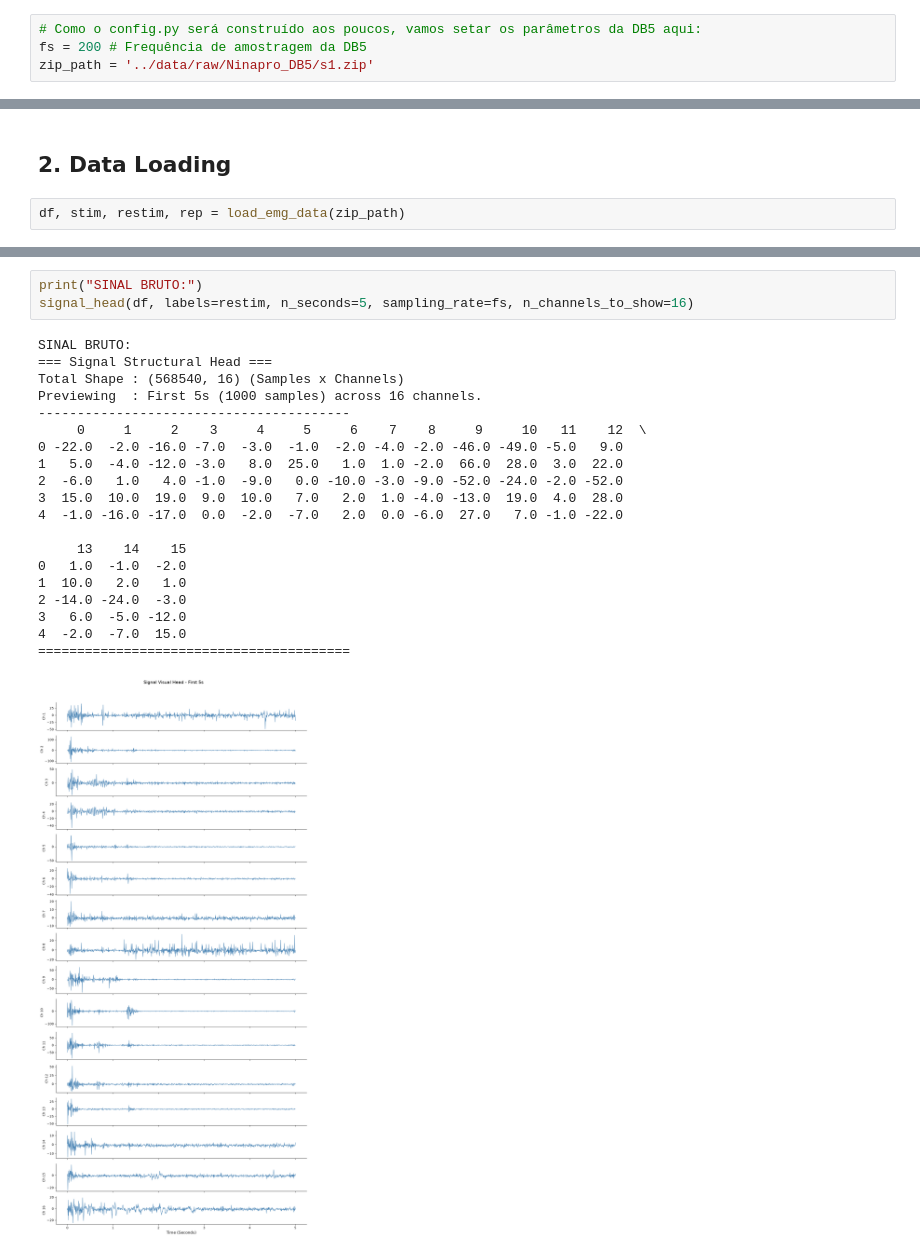
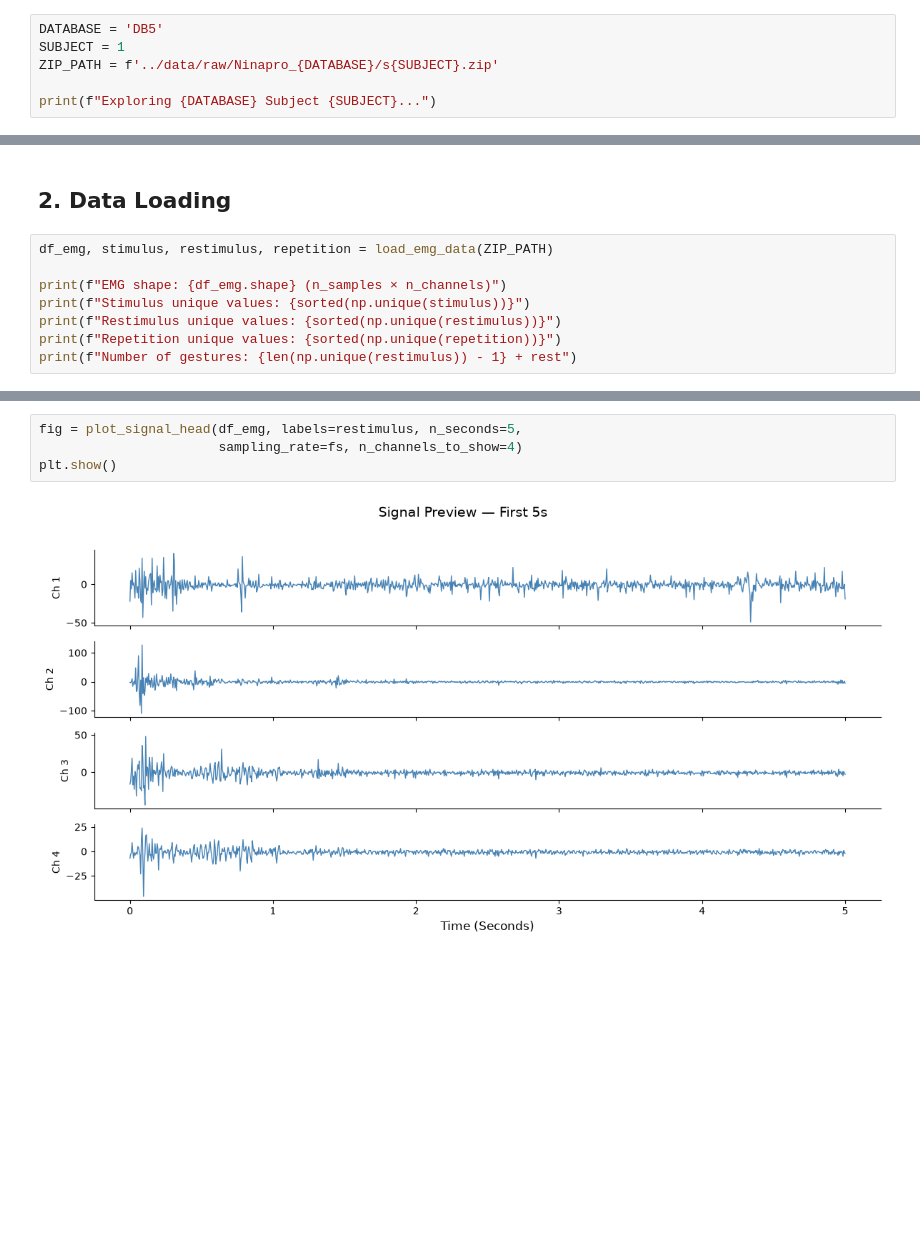
Before and after one commit to guilhermealcar/TCC, a Jupyter notebook: notebooks/01_EDA.ipynb, the cells around one changed output, grey strips where cells are left out. Cells and saved outputs as stored; diff of their text form; blank space fills up the shorter version.

```diff
--- a/notebooks/01_EDA.ipynb
+++ b/notebooks/01_EDA.ipynb
@@ -18,6 +17,8 @@ from src.features import extract_time_domain_features
 # %% [markdown]
 ## 1. Basic Configuration
 # %%
-# Como o config.py será construído aos poucos, vamos setar os parâmetros da DB5 aqui:
-fs = 200 # Frequência de amostragem da DB5
-zip_path = '../data/raw/Ninapro_DB5/s1.zip'
+DATABASE = 'DB5'
+SUBJECT = 1
+ZIP_PATH = f'../data/raw/Ninapro_{DATABASE}/s{SUBJECT}.zip'
+
+print(f"Exploring {DATABASE} Subject {SUBJECT}...")
@@ -24,4 +27,10 @@ zip_path = '../data/raw/Ninapro_DB5/s1.zip'
 # %% [markdown]
 ## 2. Data Loading
 # %%
-df, stim, restim, rep = load_emg_data(zip_path)
+df_emg, stimulus, restimulus, repetition = load_emg_data(ZIP_PATH)
+
+print(f"EMG shape: {df_emg.shape} (n_samples × n_channels)")
+print(f"Stimulus unique values: {sorted(np.unique(stimulus))}")
+print(f"Restimulus unique values: {sorted(np.unique(restimulus))}")
+print(f"Repetition unique values: {sorted(np.unique(repetition))}")
+print(f"Number of gestures: {len(np.unique(restimulus)) - 1} + rest")
@@ -30,25 +55,7 @@ df, stim, restim, rep = load_emg_data(zip_path)
 # %%
-print("SINAL BRUTO:")
-signal_head(df, labels=restim, n_seconds=5, sampling_rate=fs, n_channels_to_show=16)
+fig = plot_signal_head(df_emg, labels=restimulus, n_seconds=5,
+                       sampling_rate=fs, n_channels_to_show=4)
+plt.show()
 # %% [output]
-SINAL BRUTO:
-=== Signal Structural Head ===
-Total Shape : (568540, 16) (Samples x Channels)
-Previewing  : First 5s (1000 samples) across 16 channels.
-----------------------------------------
-     0     1     2    3     4     5     6    7    8     9     10   11    12  \
-0 -22.0  -2.0 -16.0 -7.0  -3.0  -1.0  -2.0 -4.0 -2.0 -46.0 -49.0 -5.0   9.0
-1   5.0  -4.0 -12.0 -3.0   8.0  25.0   1.0  1.0 -2.0  66.0  28.0  3.0  22.0
-2  -6.0   1.0   4.0 -1.0  -9.0   0.0 -10.0 -3.0 -9.0 -52.0 -24.0 -2.0 -52.0
-3  15.0  10.0  19.0  9.0  10.0   7.0   2.0  1.0 -4.0 -13.0  19.0  4.0  28.0
-4  -1.0 -16.0 -17.0  0.0  -2.0  -7.0   2.0  0.0 -6.0  27.0   7.0 -1.0 -22.0
-
-     13    14    15
-0   1.0  -1.0  -2.0
-1  10.0   2.0   1.0
-2 -14.0 -24.0  -3.0
-3   6.0  -5.0 -12.0
-4  -2.0  -7.0  15.0
-========================================
-[figure, old version]
+[figure, new version]
 # %% [markdown]
```
Also changed, not shown: parts of 12 cells of this notebook, 14 other files.
